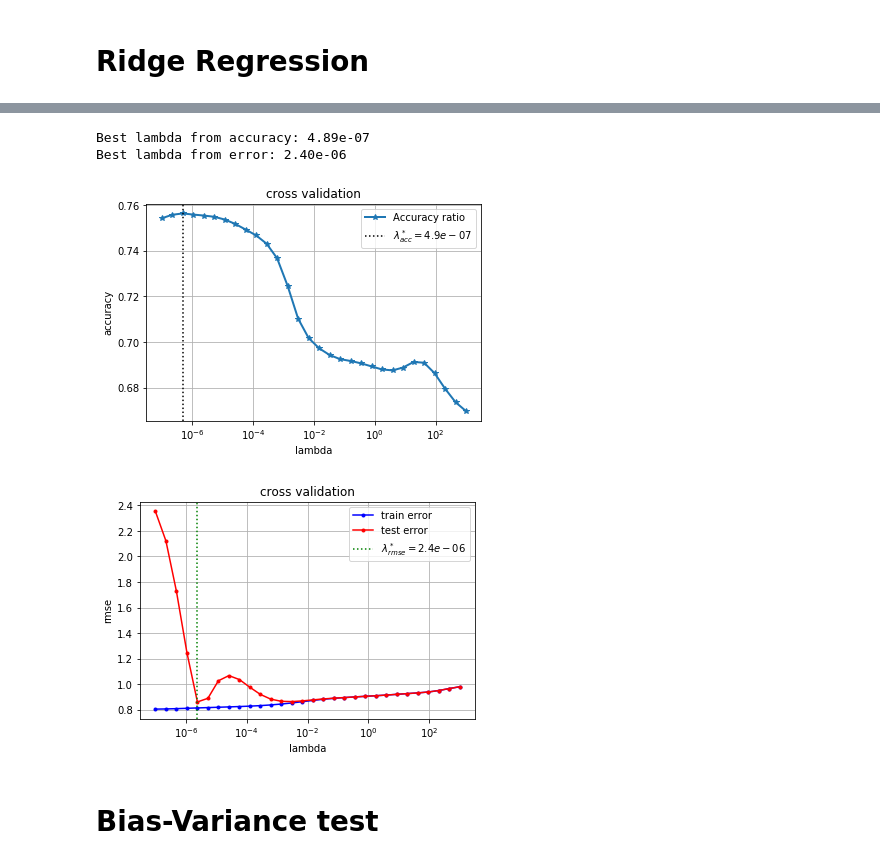
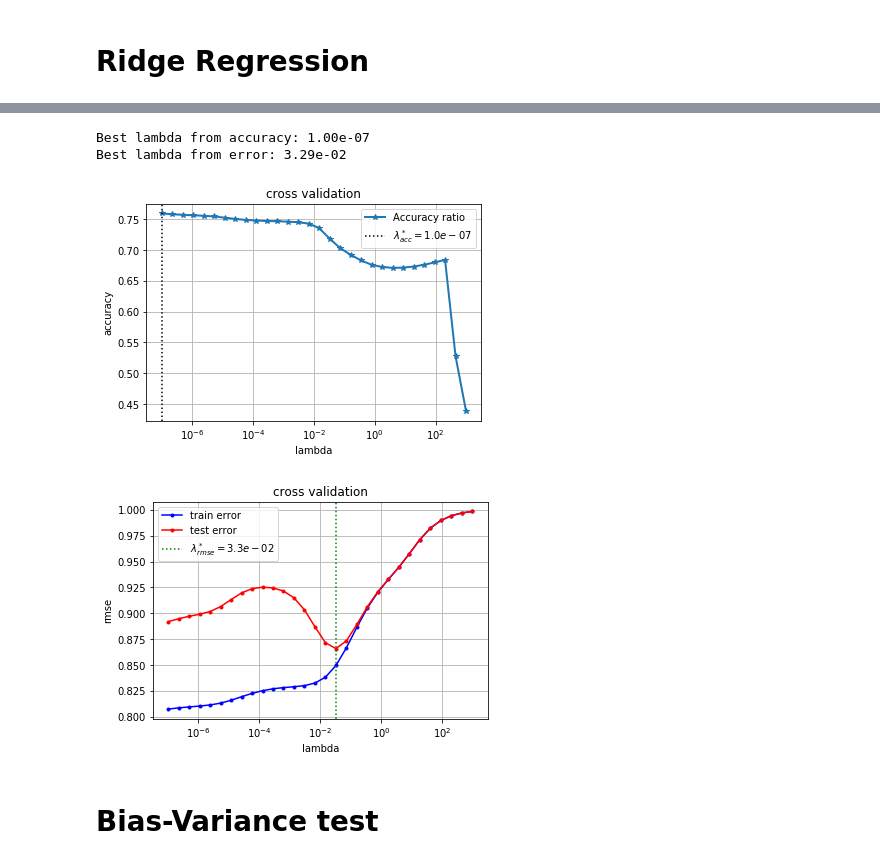
Before and after one commit to dforero0896/ml-project1, a Jupyter notebook: scripts/implementations.ipynb, the cells around one changed output, grey strips where cells are left out. Drawn from its saved outputs; the diff is of its cells as text; code cells hidden in the pictures.

```diff
--- a/scripts/implementations.ipynb
+++ b/scripts/implementations.ipynb
@@ -9,13 +9,14 @@ subsamp = False
 y, x, id_ = load_csv_data('../data/train.csv', sub_sample=subsamp)
 y_out_test, x_out_test, id_out_test = load_csv_data('../data/test.csv', sub_sample=subsamp)
 # %%
-clean=False
+clean=True
 degree = 2
 feature_expansion = True
-x_train, y_train, x_test, y_test = split_data(x, y, ratio=1, seed = 42)
+x_train, y_train, x_test, y_test = split_data(x, y, ratio=0.9999, seed = 42)
 if clean:
     # Clean data
-    y_train, tx_train = clean_data(y_train, tx_train)
+    y_train, x_train = clean_data(y_train, x_train)
+    y_test, x_test = clean_data(y_test, x_test)
 # Standardize data
 x_train_std = standardize_features(x_train)
 x_test_std = standardize_features(x_test)
@@ -111,7 +116,7 @@ np.savetxt('../data/w_lsq.dat', w_lsq)
 # %% [markdown]
 # Ridge Regression
 # %%
-lambda_ = 2.4e-6
+lambda_ = 3.3e-2
 w_rr, loss_rr = ridge_regression(y_train, tx_train, lambda_)
 rr_prediction = predict_labels(w_rr, tx_test)
 acc_rr = accuracy_ratio(rr_prediction, y_test)
@@ -202,6 +213,10 @@ def cross_validation(y, x, k_indices, k, lambda_, degree):
     x_train = x[id_train]
     y_test = y[id_test]
     y_train = y[id_train]
+    #Clean
+    if clean:
+        y_train, x_train = clean_data(y_train, x_train)
+        y_test, x_test = clean_data(y_test, x_test)
     # Standardize
     x_train_std = standardize(x_train)[0]
     x_test_std = standardize(x_test)[0]
@@ -240,38 +255,38 @@ def cross_validation_visualization_accuracy(lambdas, accuracies):
     plt.title("cross validation")
     plt.legend(loc=0)
     plt.grid(True)
     plt.savefig("../results/cross_validation_accuracies")
 def cross_validation_demo():
     seed = 42
-    degree = 3
+    degree = 2
     k_fold = 4
     lambdas = np.logspace(-7, 3, 30)
     # split data in k fold
     k_indices = build_k_indices(y, k_fold, seed)
     # define lists to store the loss of training data and test data
     rmse_tr = []
     rmse_te = []
     std_tr = []
     std_te = []
     accuracies = []
     # cross validation
     for ind, lambda_ in enumerate(lambdas):
         x_validation = np.array([cross_validation(y, x, k_indices, k, lambda_, degree) for k in range(k_fold)])
         rmse_tr.append(np.mean(np.sqrt(2 * x_validation[:, 0])))
         rmse_te.append(np.mean(np.sqrt(2 * x_validation[:, 1])))
         std_tr.append(np.std(np.sqrt(2 * x_validation[:, 0])))
         std_te.append(np.std(np.sqrt(2 * x_validation[:, 1])))
         accuracies.append(np.mean(x_validation[:,2]))
     cross_validation_visualization_accuracy(lambdas, accuracies)
     plt.figure()
     cross_validation_visualization(lambdas, rmse_tr, rmse_te)
 
 cross_validation_demo()
 # %% [output]
-Best lambda from accuracy: 4.89e-07
-Best lambda from error: 2.40e-06
+Best lambda from accuracy: 1.00e-07
+Best lambda from error: 3.29e-02
-[figure, old version]
+[figure, new version]
-[figure, old version]
+[figure, new version]
 # %% [markdown]
 # Bias-Variance test
 # %%
```
Also changed, not shown: parts of 15 cells of this notebook, 5 other files.
